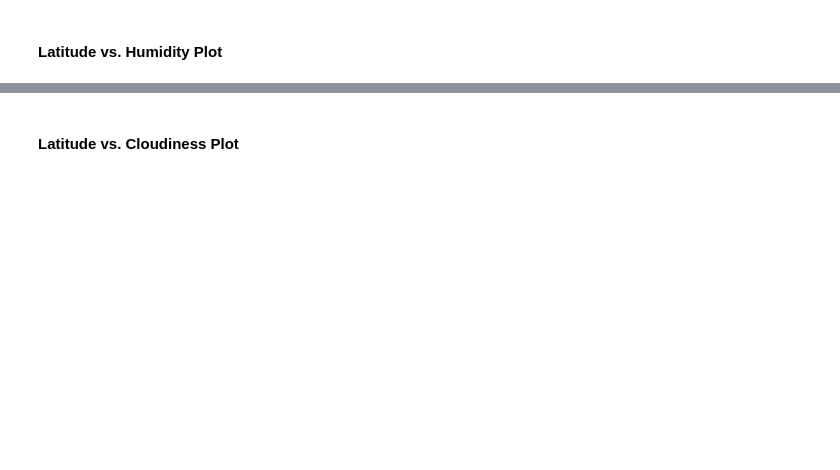
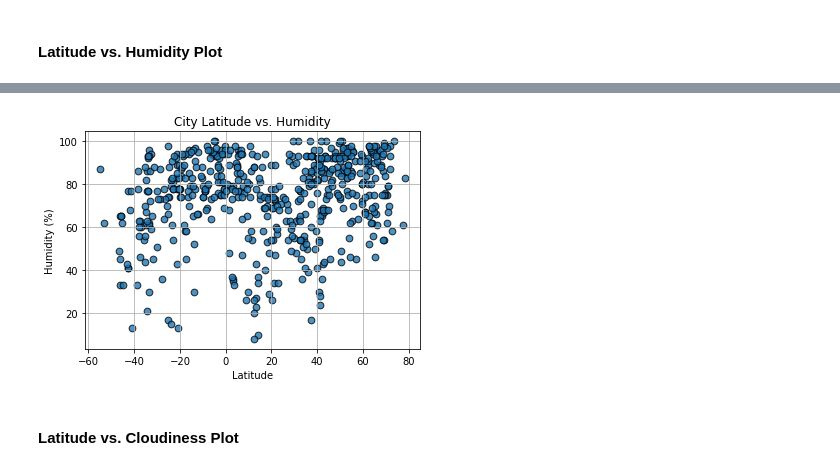
Before and after one commit to Davis1776/2020-01-python-api-challenge, a Jupyter notebook: WeatherPyMRD.ipynb, the cells around one changed output, grey strips where cells are left out. Drawn from its saved outputs; the diff is of its cells as text; code cells hidden in the pictures; blank space fills up the shorter version.

```diff
--- a/WeatherPyMRD.ipynb
+++ b/WeatherPyMRD.ipynb
@@ -108,2 +168,13 @@ dtype: int64
+# %%
+plt.scatter(lat, hum, marker="o", edgecolor="black", s= 45,
+            alpha=0.8)
+plt.title("City Latitude vs. Humidity");
+plt.xlabel("Latitude");
+plt.ylabel("Humidity (%)");
+plt.grid();
+plt.savefig("output_data/Lat_vs_Humidity.png");
+plt.show()
+# %% [output]
+[figure, added]
 # %% [markdown]
 #### Latitude vs. Cloudiness Plot
```
Also changed, not shown: parts of 14 cells of this notebook, 6 other files.
